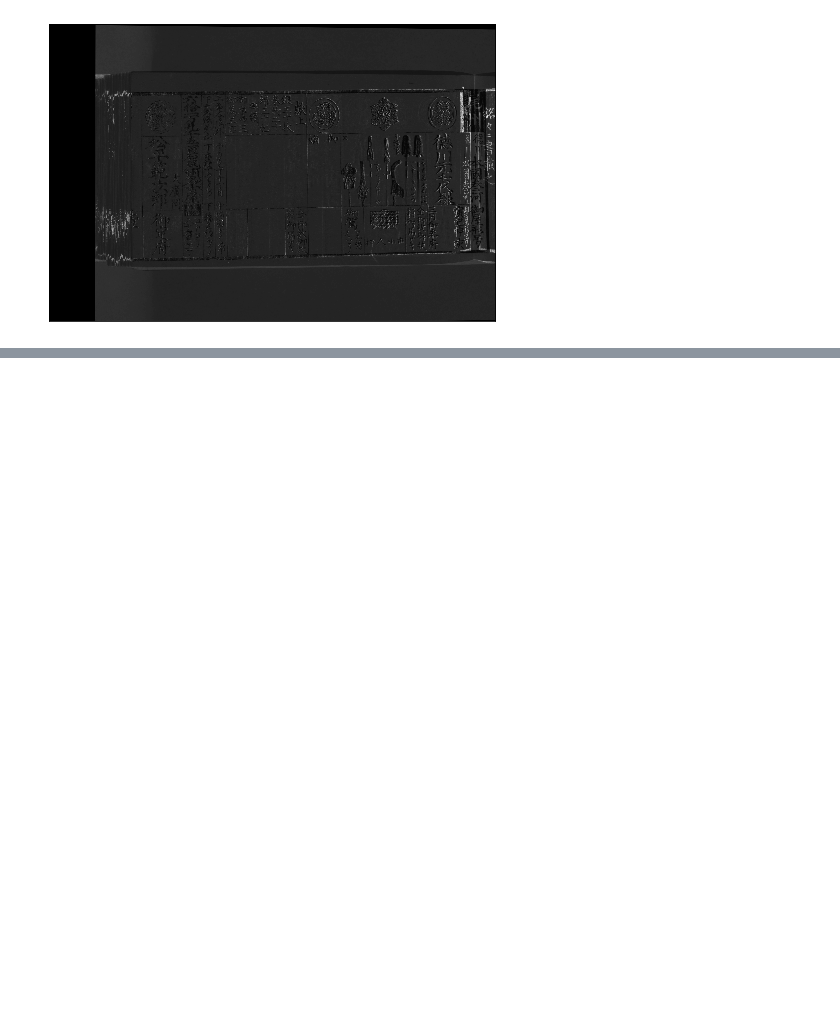
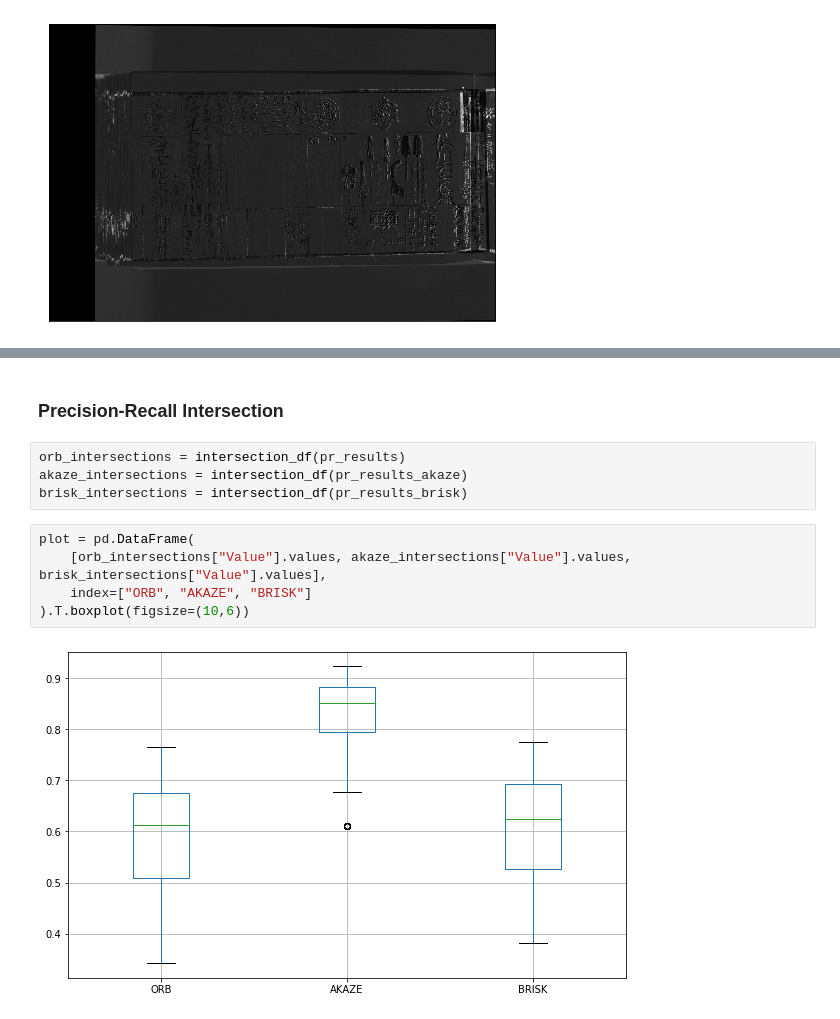
Before and after one commit to leyhline/bukan-collection, a Jupyter notebook: 02-feature-detection.ipynb, the cells around one changed output, grey strips where cells are left out. Drawn from its saved outputs; the diff is of its cells as text; blank space fills up the shorter version.

```diff
--- a/02-feature-detection.ipynb
+++ b/02-feature-detection.ipynb
@@ -327,0 +218,13 @@ results
+# %% [markdown]
+### Precision-Recall Intersection
+# %%
+orb_intersections = intersection_df(pr_results)
+akaze_intersections = intersection_df(pr_results_akaze)
+brisk_intersections = intersection_df(pr_results_brisk)
+# %%
+plot = pd.DataFrame(
+    [orb_intersections["Value"].values, akaze_intersections["Value"].values, brisk_intersections["Value"].values],
+    index=["ORB", "AKAZE", "BRISK"]
+).T.boxplot(figsize=(10,6))
+# %% [output]
+[figure, added]
```
Also changed, not shown: parts of 38 cells of this notebook, 1 other file.
